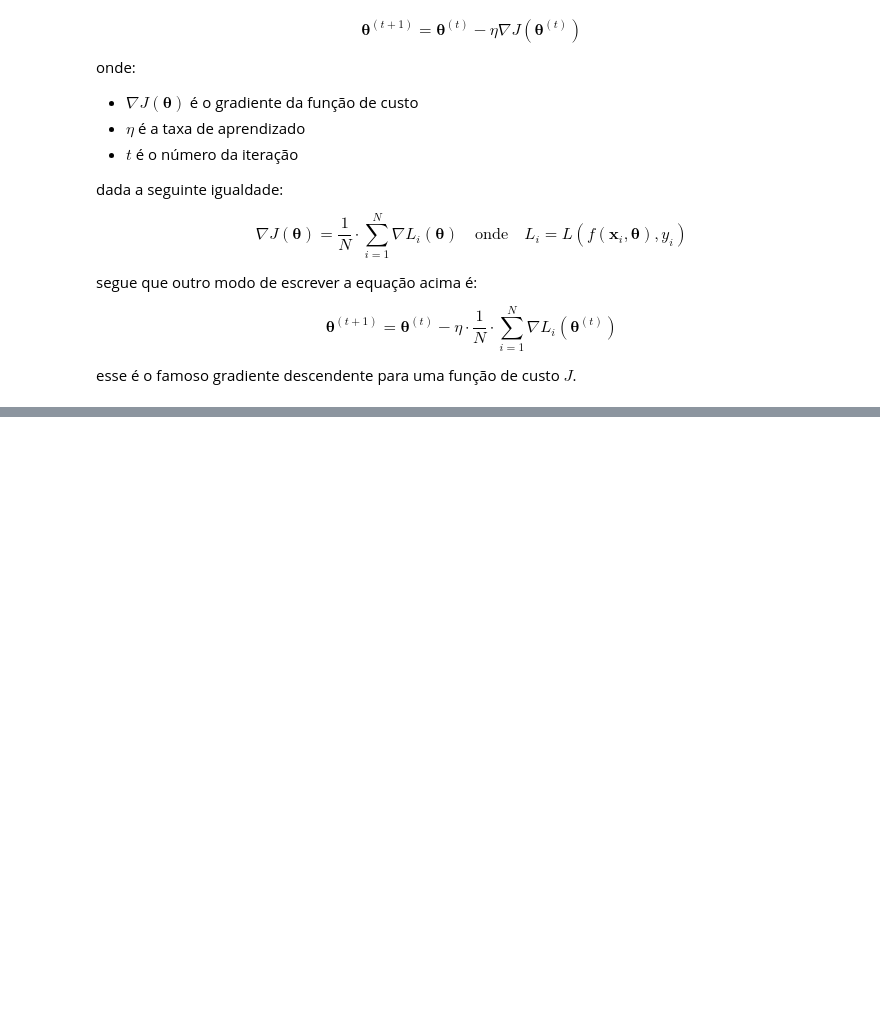
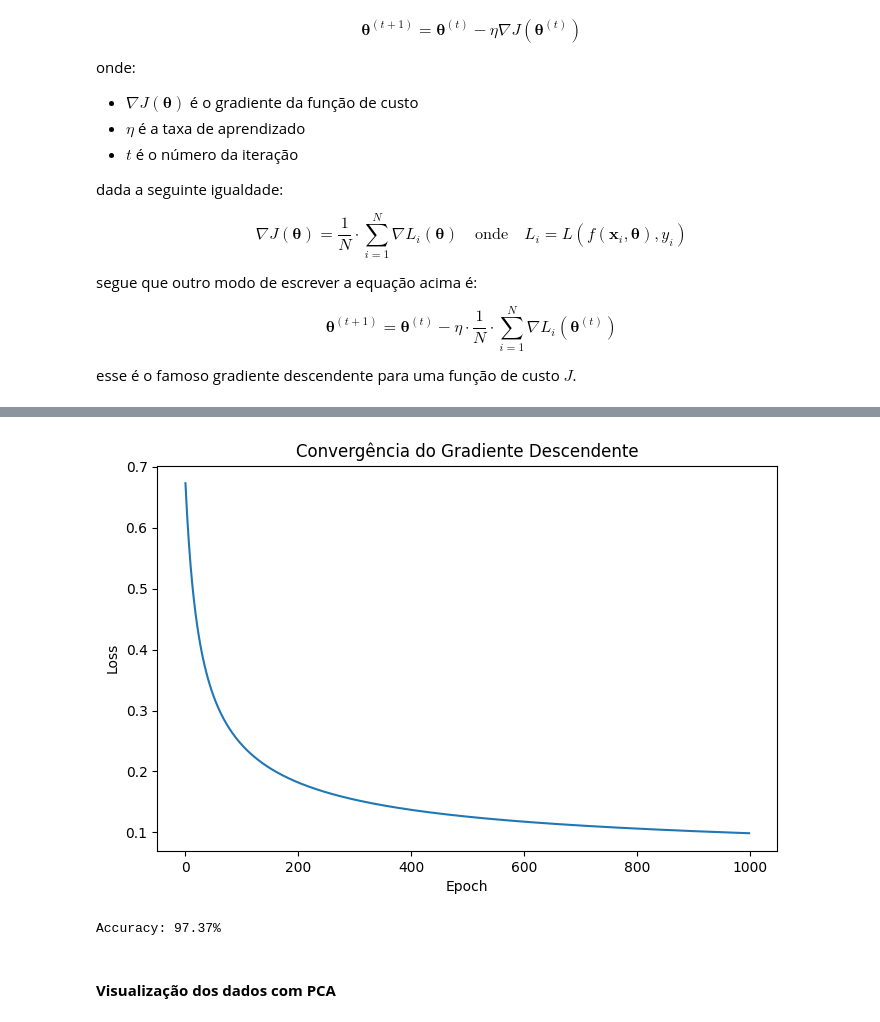
Before and after one commit to gabdourado/AI, a Jupyter notebook: ML/Optimization/Gradient_Decent_ML.ipynb, the cells around one changed output, grey strips where cells are left out. Saved outputs shown, nothing was run; the diff lists cells and outputs as text; code cells hidden in the pictures; blank space fills up the shorter version.

```diff
--- a/ML/Optimization/Gradient_Decent_ML.ipynb
+++ b/ML/Optimization/Gradient_Decent_ML.ipynb
@@ -58,0 +126,7 @@ esse é o famoso gradiente descendente para uma função de custo $J$.
+# %%
+from sklearn.preprocessing import StandardScaler
+
+scaler = StandardScaler()
+
+X_train = scaler.fit_transform(X_train)
+X_test = scaler.transform(X_test)
@@ -58,0 +146,4 @@ esse é o famoso gradiente descendente para uma função de custo $J$.
+# %%
+n_features = X_train.shape[1]
+
+beta = np.zeros(n_features)
@@ -58,0 +203,26 @@ esse é o famoso gradiente descendente para uma função de custo $J$.
+# %%
+def train_gd(X, y, beta, eta=0.01, epochs=1000):
+
+    losses = []
+
+    for epoch in range(epochs):
+
+        grad = compute_gradient(X, y, beta)
+
+        beta = beta - eta * grad
+
+        loss = compute_loss(X, y, beta)
+        losses.append(loss)
+
+        if epoch % 100 == 0:
+            print(f"Epoch {epoch} | Loss: {loss:.4f}")
+
+    return beta, losses
+# %%
+beta, losses = train_gd(
+    X_train,
+    y_train,
+    beta,
+    eta=0.01,
+    epochs=1000
+)
@@ -58,0 +240,25 @@ esse é o famoso gradiente descendente para uma função de custo $J$.
+# %%
+plt.figure(figsize=(8,5))
+plt.plot(losses)
+plt.xlabel("Epoch")
+plt.ylabel("Loss")
+plt.title("Convergência do Gradiente Descendente")
+plt.show()
+# %% [output]
+[figure, added]
+# %%
+def predict(X, beta, threshold=0.5):
+
+    p = predict_proba(X, beta)
+
+    return (p >= threshold).astype(int)
+
+y_pred = predict(X_test, beta)
+
+accuracy = np.mean(y_pred == y_test)
+
+print(f"Accuracy: {100 * accuracy.round(4)}%")
+# %% [output]
+Accuracy: 97.37%
+# %% [markdown]
+#### **Visualização dos dados com PCA**
```
Also changed, not shown: parts of 19 cells of this notebook.
